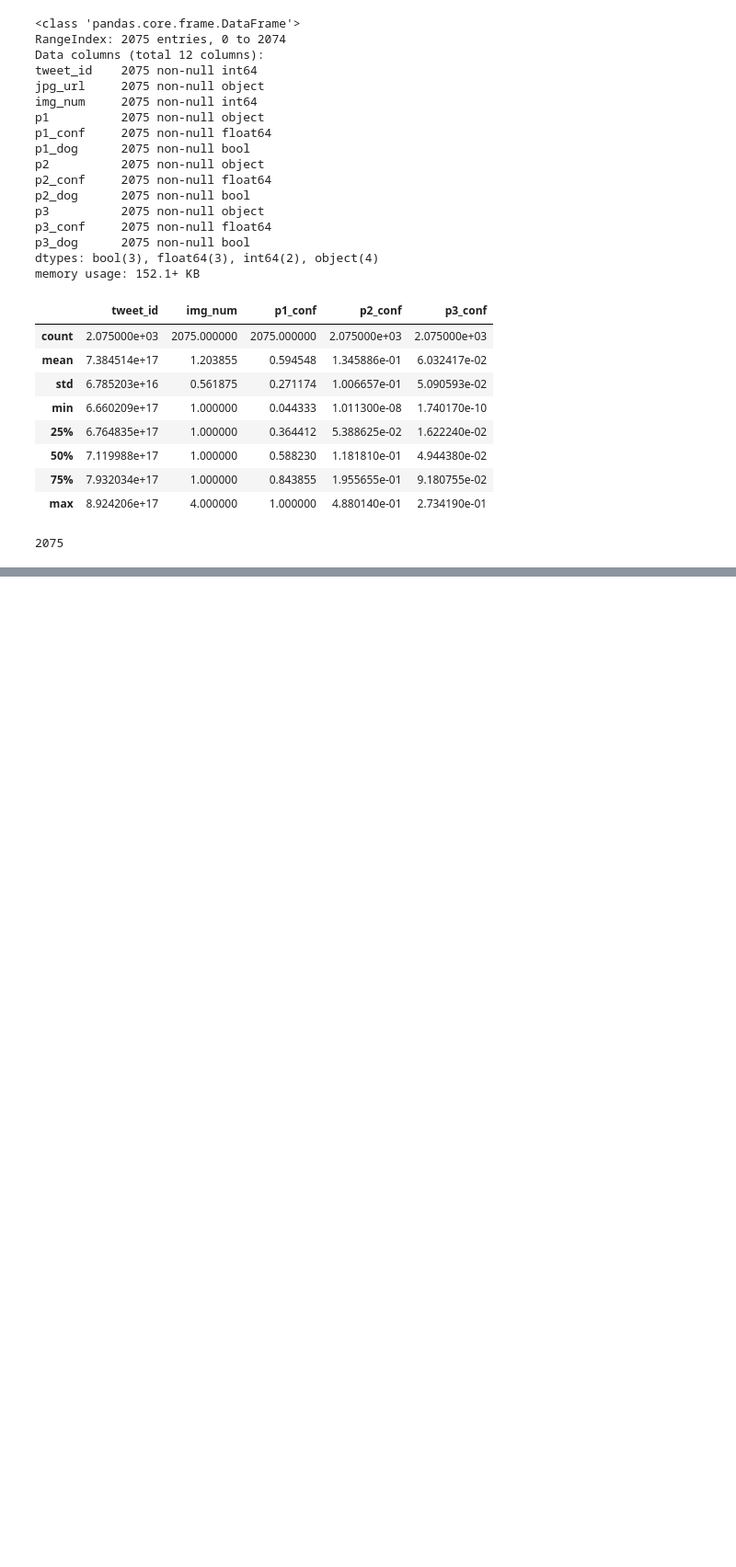
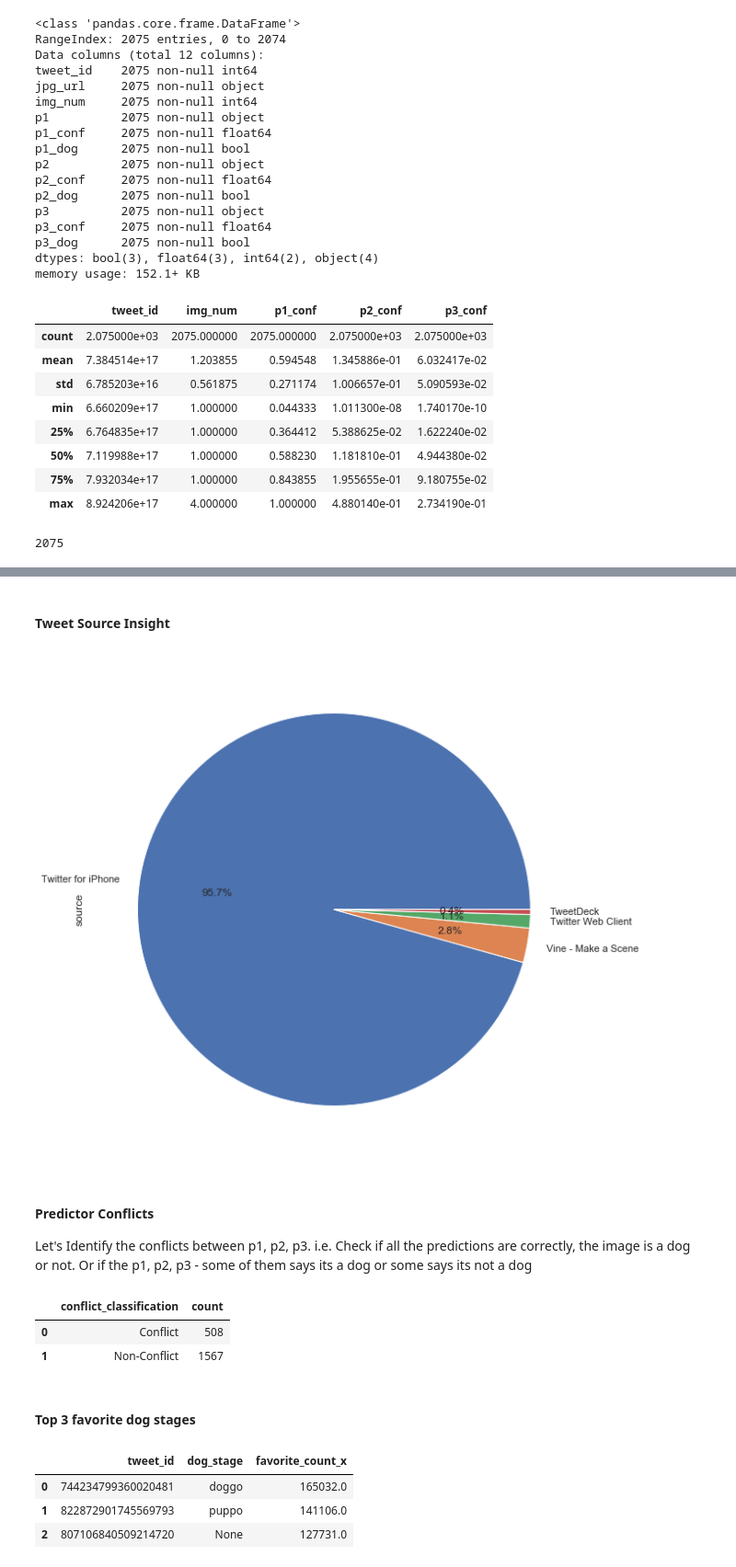
Before and after one commit to KMPrep/Wrangle_Data, a Jupyter notebook: wrangle_act.ipynb, the cells around one changed output, grey strips where cells are left out. Shown: that part at 92% size. Cells and saved outputs as stored; diff of their text form; code cells hidden in the pictures; blank space fills up the shorter version.

```diff
--- a/wrangle_act.ipynb
+++ b/wrangle_act.ipynb
@@ -500,0 +1050,12 @@ Tidy Data Issues
+# %% [markdown]
+#### Tweet Source Insight
+# %%
+#plot the distributtion of Twitter Source
+plt.figure(figsize=(10,10))
+df_tweet_archive_clean.source.value_counts().plot(kind='pie', autopct='%.1f%%');
+# %% [output]
+[figure, added]
+# %% [markdown]
+#### Predictor Conflicts
+
+Let's Identify the conflicts between p1, p2, p3. i.e. Check if all the predictions are correctly, the image is a dog or not. Or if the p1, p2, p3 - some of them says its a dog or some says its not a dog
@@ -500,0 +1078,10 @@ Tidy Data Issues
+# %%
+df_conflict_result = df_pred_overall_result.groupby(['conflict_classification']).sum() \
+                        .reset_index()[['conflict_classification', 'is_dog']]
+df_conflict_result.rename(index=str, columns={'is_dog': 'count'})
+# %% [output]
+|  | conflict_classification | count |
+| 0 | Conflict | 508 |
+| 1 | Non-Conflict | 1567 |
+# %% [markdown]
+#### Top 3 favorite dog stages
@@ -500,0 +1092,8 @@ Tidy Data Issues
+# %%
+#get top 3 favorite count's tweet id and dog stage
+top_3_favorites.merge(df_tweet_archive_clean, how='inner', left_on='row_number', right_index=True)[['tweet_id','dog_stage', 'favorite_count_x']]
+# %% [output]
+|  | tweet_id | dog_stage | favorite_count_x |
+| 0 | 744234799360020481 | doggo | 165032.0 |
+| 1 | 822872901745569793 | puppo | 141106.0 |
+| 2 | 807106840509214720 | None | 127731.0 |
```
Also changed, not shown: parts of 92 cells of this notebook, 9 other files.
